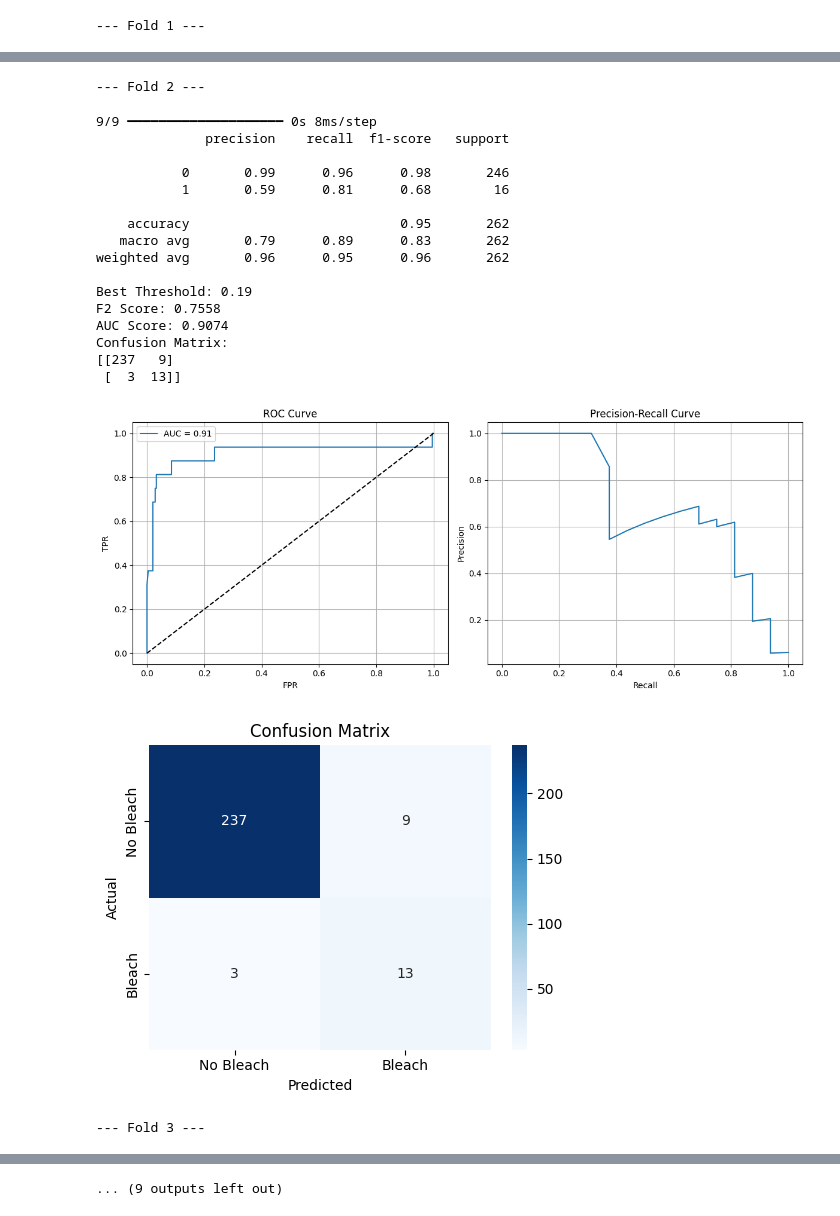
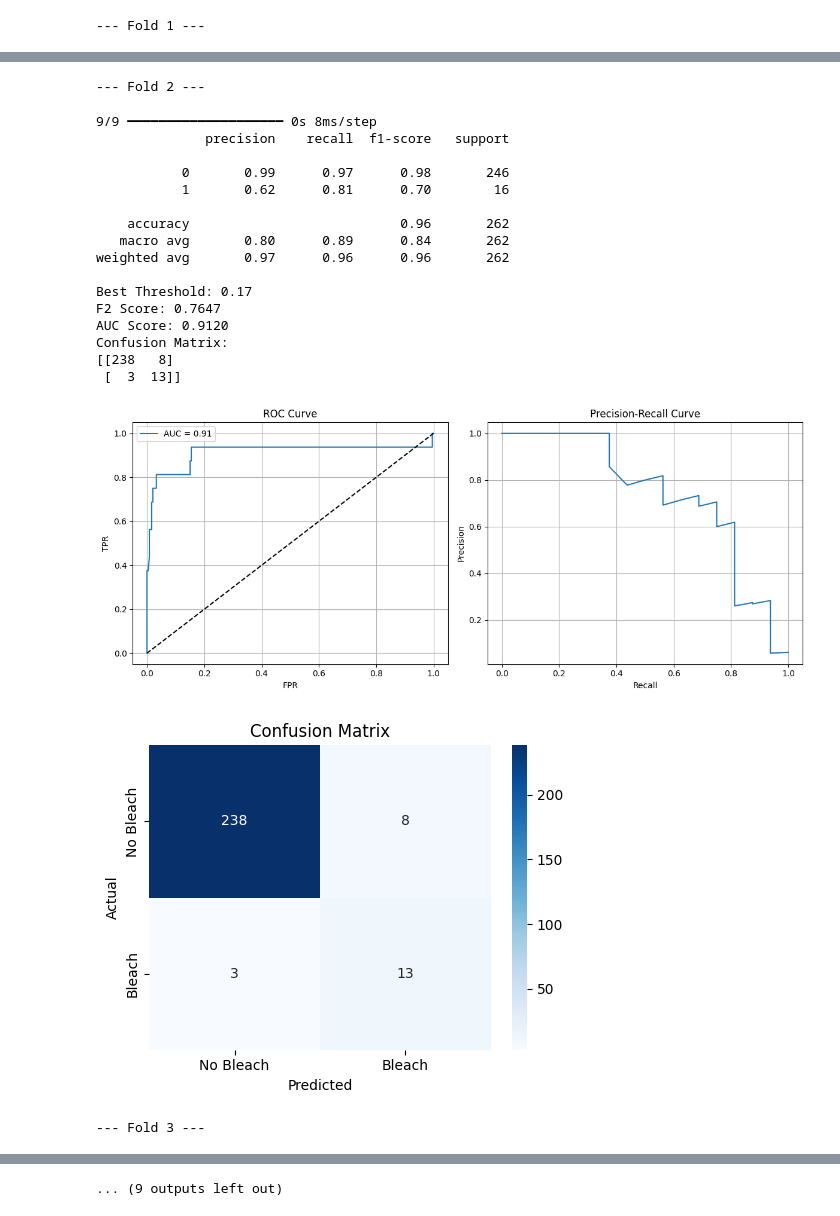
Before and after one commit to shrijacked/Coral-Reef-Bleaching-Prediction, a Jupyter notebook: model/lstm.ipynb, the cells around one changed output, grey strips where cells are left out. Saved outputs shown, nothing was run; the diff lists cells and outputs as text; code cells hidden in the pictures.

```diff
--- a/model/lstm.ipynb
+++ b/model/lstm.ipynb
@@ -82,7 +76,7 @@ def plot_conf_matrix(cm):
     plt.tight_layout()
     plt.show()
 # %%
-#cross validation for the lstm model
+#cross validation for the lstm model (no data leakage)
 def cross_validate_lstm(X, y, n_splits=5):
     skf = StratifiedKFold(n_splits=n_splits, shuffle=True, random_state=42)
 
@@ -95,23 +89,32 @@ def cross_validate_lstm(X, y, n_splits=5):
         print(f"\n--- Fold {fold} ---")
         fold += 1
 
-        X_train, X_val = X[train_idx], X[val_idx]
+        # Split data
+        X_train, X_val = X.iloc[train_idx], X.iloc[val_idx]
         y_train, y_val = y.iloc[train_idx], y.iloc[val_idx]
 
-        X_train = X_train.reshape((X_train.shape[0], 1, X_train.shape[1]))
-        X_val = X_val.reshape((X_val.shape[0], 1, X_val.shape[1]))
+        # Fit scaler only on training data, then transform both
+        scaler = MinMaxScaler()
+        X_train_scaled = scaler.fit_transform(X_train)
+        X_val_scaled = scaler.transform(X_val)
 
-        model = build_model(input_shape=(1, X_train.shape[2]))
+        # Reshape for LSTM
+        X_train_reshaped = X_train_scaled.reshape((X_train_scaled.shape[0], 1, X_train_scaled.shape[1]))
+        X_val_reshaped = X_val_scaled.reshape((X_val_scaled.shape[0], 1, X_val_scaled.shape[1]))
+
+        # Build and train model
+        model = build_model(input_shape=(1, X_train_reshaped.shape[2]))
         early_stop = EarlyStopping(monitor='val_loss', patience=5, restore_best_weights=True)
 
-        model.fit(X_train, y_train,
-                  validation_data=(X_val, y_val),
+        model.fit(X_train_reshaped, y_train,
+                  validation_data=(X_val_reshaped, y_val),
                   epochs=50,
                   batch_size=32,
                   callbacks=[early_stop],
                   verbose=0)
 
-        y_proba = model.predict(X_val).ravel()
+        # Predict and evaluate
+        y_proba = model.predict(X_val_reshaped).ravel()
         thresholds = np.linspace(0.1, 0.9, 81)
         f2_scores = [fbeta_score(y_val, y_proba > t, beta=2) for t in thresholds]
         best_thresh = thresholds[np.argmax(f2_scores)]
@@ -140,8 +143,8 @@ def cross_validate_lstm(X, y, n_splits=5):
     print(f"Avg AUC: {np.mean(all_auc):.4f} ± {np.std(all_auc):.4f}")
     print(f"Best Thresholds: {np.round(all_best_thresh, 2)}")
 # %%
+# Example usage
 X, y = load_data('/Users/owlxshri/Downloads/g4m.csv')
-X_scaled, _, _ = normalize_and_reshape(X)
-cross_validate_lstm(X_scaled, y)
+cross_validate_lstm(X, y)
 # %% [output]
 --- Fold 1 ---
@@ -166,21 +169,21 @@ Confusion Matrix:
 --- Fold 2 ---
 9/9 ━━━━━━━━━━━━━━━━━━━━ 0s 8ms/step
               precision    recall  f1-score   support
 
-           0       0.99      0.96      0.98       246
-           1       0.59      0.81      0.68        16
+           0       0.99      0.97      0.98       246
+           1       0.62      0.81      0.70        16
 
-    accuracy                           0.95       262
-   macro avg       0.79      0.89      0.83       262
-weighted avg       0.96      0.95      0.96       262
+    accuracy                           0.96       262
+   macro avg       0.80      0.89      0.84       262
+weighted avg       0.97      0.96      0.96       262
 
-Best Threshold: 0.19
-F2 Score: 0.7558
-AUC Score: 0.9074
+Best Threshold: 0.17
+F2 Score: 0.7647
+AUC Score: 0.9120
 Confusion Matrix:
-[[237   9]
+[[238   8]
  [  3  13]]
-[figure, old version]
+[figure, new version]
 [figure]
 --- Fold 3 ---
 9/9 ━━━━━━━━━━━━━━━━━━━━ 0s 8ms/step
```
Also changed, not shown: parts of 3 cells of this notebook, 1 other file.
